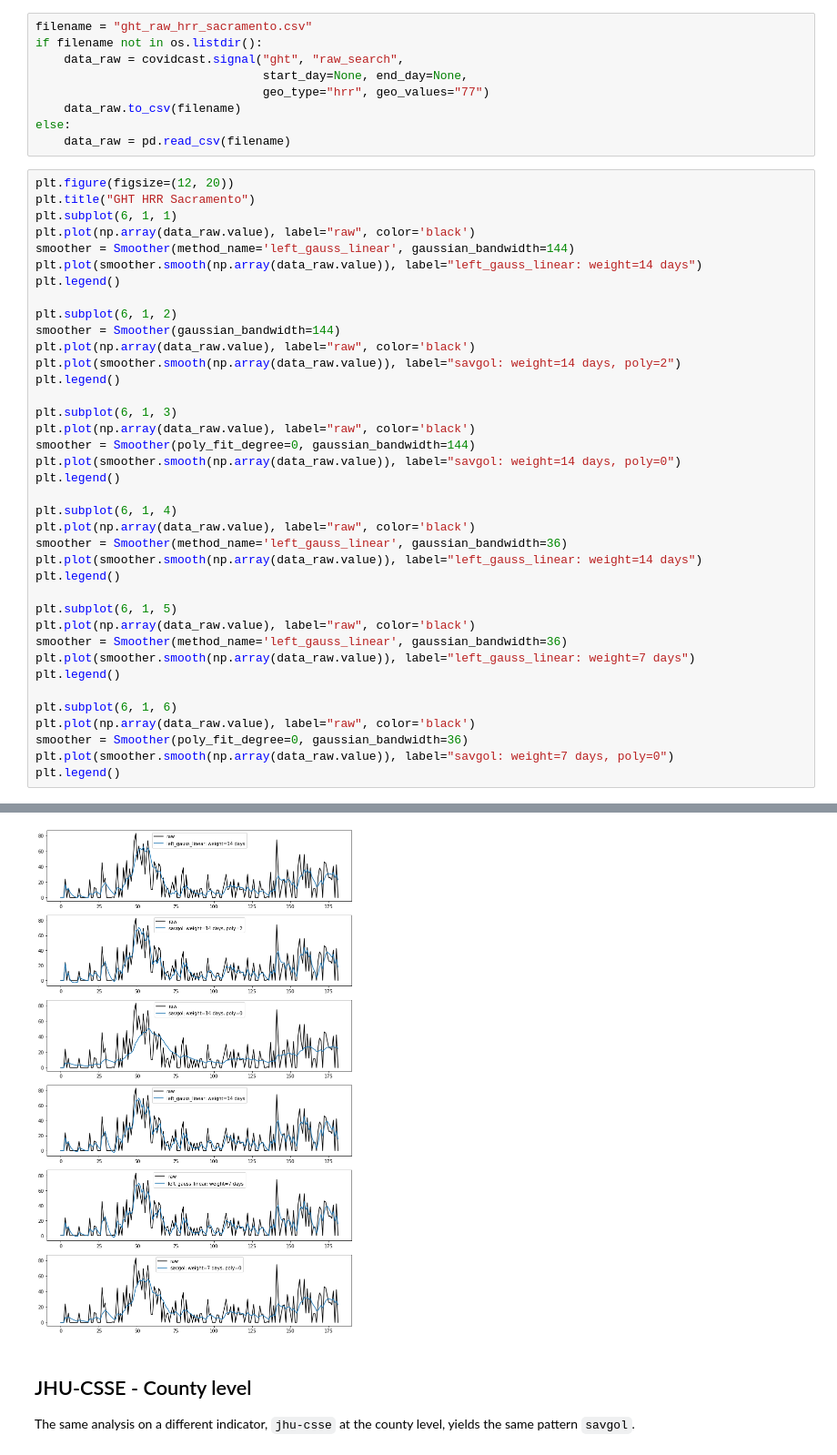
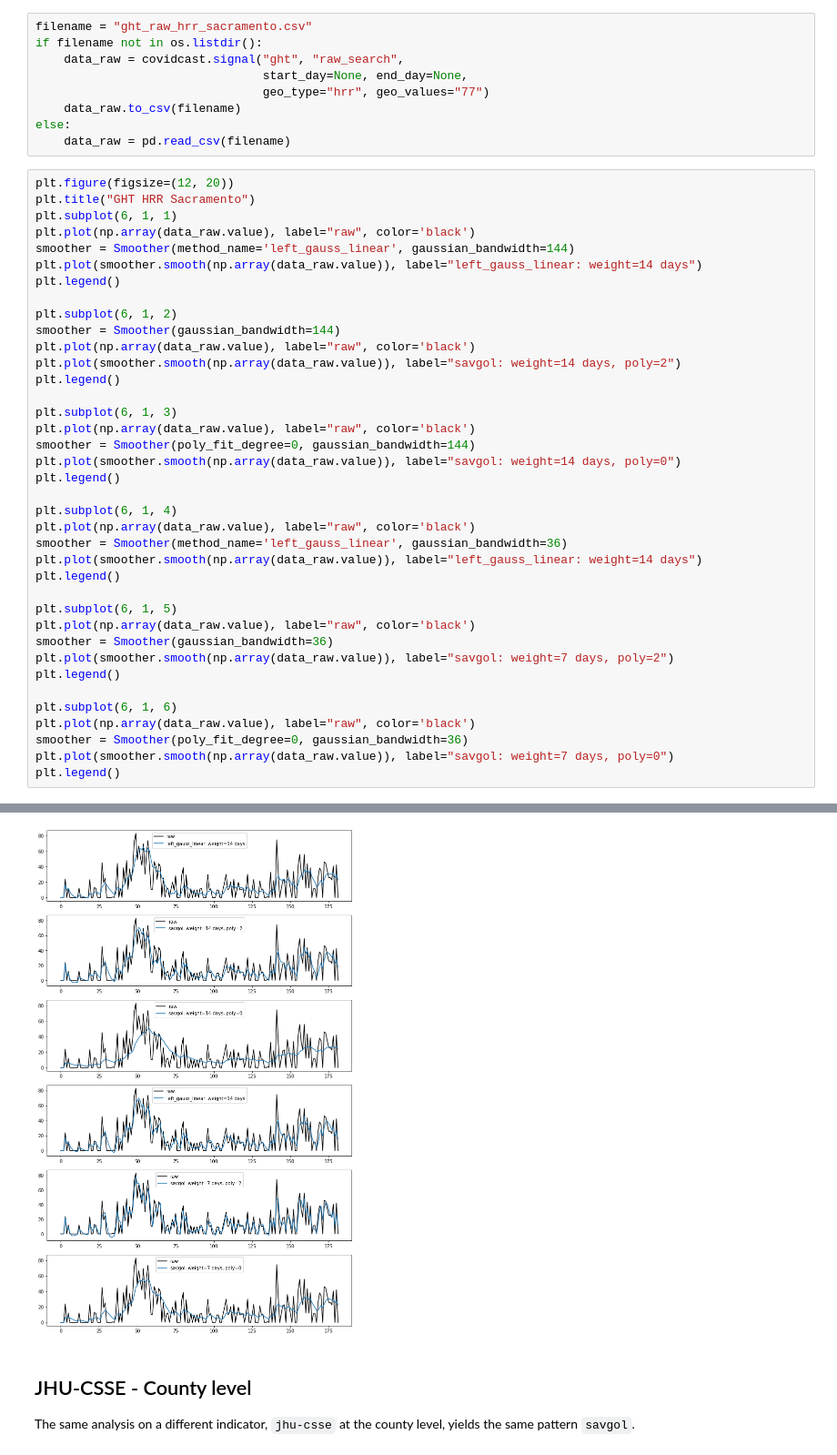
Before and after one commit to cmu-delphi/covidcast-modeling, a Jupyter notebook: indicators_smoother/COVIDcast Smoothing.ipynb, the cells around one changed output, grey strips where cells are left out. Shown at 91% size. Saved outputs shown, nothing was run; the diff lists cells and outputs as text.

Commit message:
Fix plot label typo

```diff
--- a/indicators_smoother/COVIDcast Smoothing.ipynb
+++ b/indicators_smoother/COVIDcast Smoothing.ipynb
@@ -160,36 +160,36 @@ plt.legend()
 
 plt.subplot(6, 1, 2)
 smoother = Smoother(gaussian_bandwidth=144)
 plt.plot(np.array(data_raw.value), label="raw", color='black')
 plt.plot(smoother.smooth(np.array(data_raw.value)), label="savgol: weight=14 days, poly=2")
 plt.legend()
 
 plt.subplot(6, 1, 3)
 plt.plot(np.array(data_raw.value), label="raw", color='black')
 smoother = Smoother(poly_fit_degree=0, gaussian_bandwidth=144)
 plt.plot(smoother.smooth(np.array(data_raw.value)), label="savgol: weight=14 days, poly=0")
 plt.legend()
 
 plt.subplot(6, 1, 4)
 plt.plot(np.array(data_raw.value), label="raw", color='black')
 smoother = Smoother(method_name='left_gauss_linear', gaussian_bandwidth=36)
 plt.plot(smoother.smooth(np.array(data_raw.value)), label="left_gauss_linear: weight=14 days")
 plt.legend()
 
 plt.subplot(6, 1, 5)
 plt.plot(np.array(data_raw.value), label="raw", color='black')
-smoother = Smoother(method_name='left_gauss_linear', gaussian_bandwidth=36)
-plt.plot(smoother.smooth(np.array(data_raw.value)), label="left_gauss_linear: weight=7 days")
+smoother = Smoother(gaussian_bandwidth=36)
+plt.plot(smoother.smooth(np.array(data_raw.value)), label="savgol: weight=7 days, poly=2")
 plt.legend()
 
 plt.subplot(6, 1, 6)
 plt.plot(np.array(data_raw.value), label="raw", color='black')
 smoother = Smoother(poly_fit_degree=0, gaussian_bandwidth=36)
 plt.plot(smoother.smooth(np.array(data_raw.value)), label="savgol: weight=7 days, poly=0")
 plt.legend()
 # %% [output]
 <matplotlib.legend.Legend at 0x...>
-[figure, old version]
+[figure, new version]
 # %% [markdown]
 ## JHU-CSSE - County level
 The same analysis on a different indicator, `jhu-csse` at the county level, yields the same pattern `savgol`.
```
Also changed, not shown: parts of 3 cells of this notebook.
